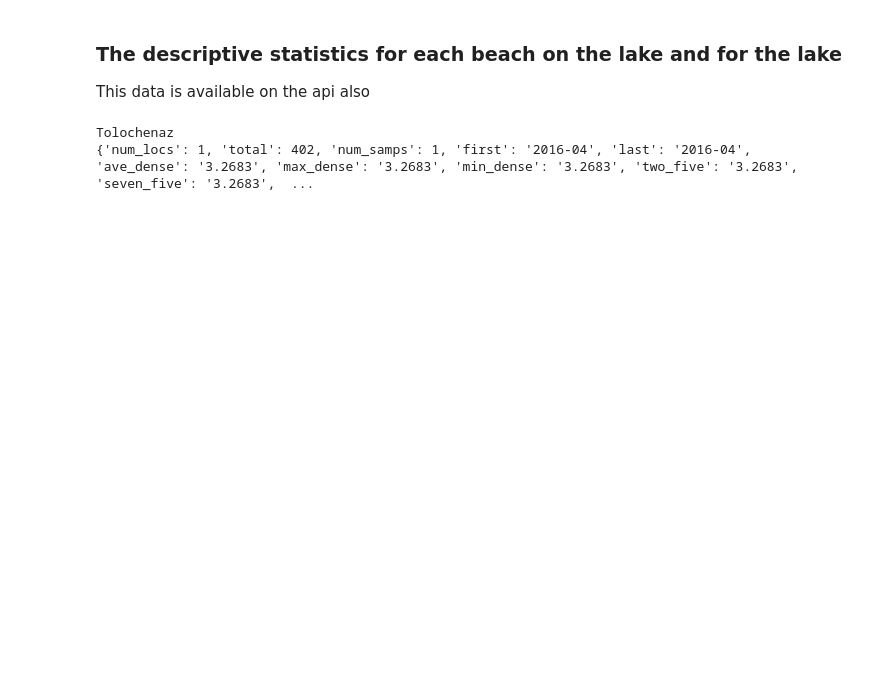
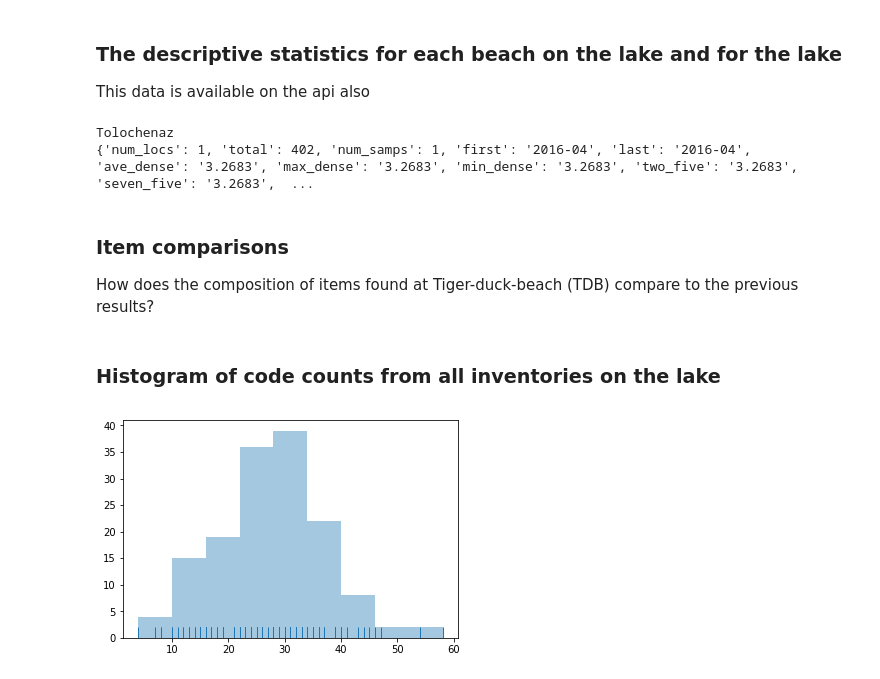
Before and after one commit to hammerdirt/solidWaste2018, a Jupyter notebook: SWE-2018-Descriptive-statistics.ipynb, the cells around one changed output. Cells and saved outputs as stored; diff of their text form; code cells hidden in the pictures; blank space fills up the shorter version.

Commit message:
added histogram and mlw code comparisons

```diff
--- a/SWE-2018-Descriptive-statistics.ipynb
+++ b/SWE-2018-Descriptive-statistics.ipynb
@@ -121,3 +128,7 @@ print(citySummaries[cities[3]])
 # %% [output]
 Tolochenaz
 {'num_locs': 1, 'total': 402, 'num_samps': 1, 'first': '2016-04', 'last': '2016-04', 'ave_dense': '3.2683', 'max_dense': '3.2683', 'min_dense': '3.2683', 'two_five': '3.2683', 'seven_five': '3.2683',  ...
+# %% [markdown]
+### Item comparisons
+
+How does the composition of items found at Tiger-duck-beach (TDB) compare to the previous results?
@@ -123,0 +140,9 @@ Tolochenaz
+# %% [markdown]
+### Histogram of code counts from all inventories on the lake
+# %%
+#get that value from the other locations:
+codesGroupedDate = pd.DataFrame(codeData['quantity'].groupby([codeData['location_id'],codeData['date'], codeData['code_id']]).sum())
+codeCounts = codesGroupedDate.groupby(['location_id', 'date']).count()
+seaborn.distplot(codeCounts, bins=9, kde=False, rug=True);
+# %% [output]
+[figure, added]
```
Also changed, not shown: parts of 17 cells of this notebook.
